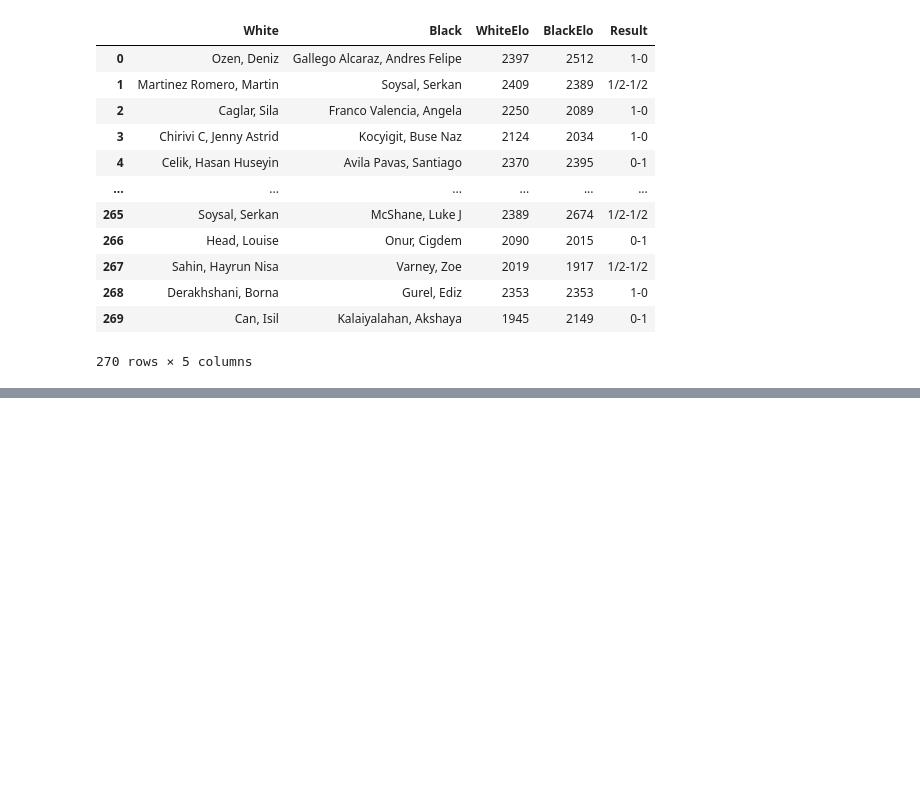
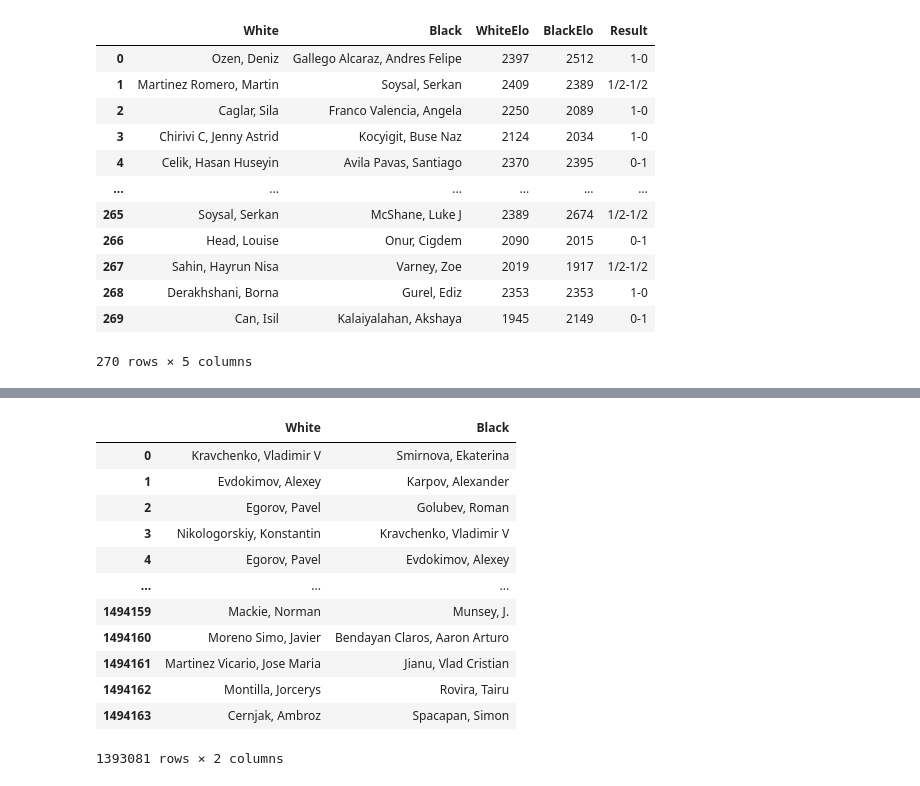
Before and after one commit to nahuelalmeira/chess, a Jupyter notebook: notebooks/notebook.ipynb, the cells around one changed output, grey strips where cells are left out. Cells and saved outputs as stored; diff of their text form; code cells hidden in the pictures; blank space fills up the shorter version.

```diff
--- a/notebooks/notebook.ipynb
+++ b/notebooks/notebook.ipynb
@@ -93,0 +132,16 @@ dtype: int64
+# %%
+df[["White", "Black"]].drop_duplicates()
+# %% [output]
+|  | White | Black |
+| 0 | Kravchenko, Vladimir V | Smirnova, Ekaterina |
+| 1 | Evdokimov, Alexey | Karpov, Alexander |
+| 2 | Egorov, Pavel | Golubev, Roman |
+| 3 | Nikologorskiy, Konstantin | Kravchenko, Vladimir V |
+| 4 | Egorov, Pavel | Evdokimov, Alexey |
+| ... | ... | ... |
+| 1494159 | Mackie, Norman | Munsey, J. |
+| 1494160 | Moreno Simo, Javier | Bendayan Claros, Aaron Arturo |
+| 1494161 | Martinez Vicario, Jose Maria | Jianu, Vlad Cristian |
+| 1494162 | Montilla, Jorcerys | Rovira, Tairu |
+| 1494163 | Cernjak, Ambroz | Spacapan, Simon |
+1393081 rows × 2 columns
```
Also changed, not shown: parts of 13 cells of this notebook, 1 other file.
